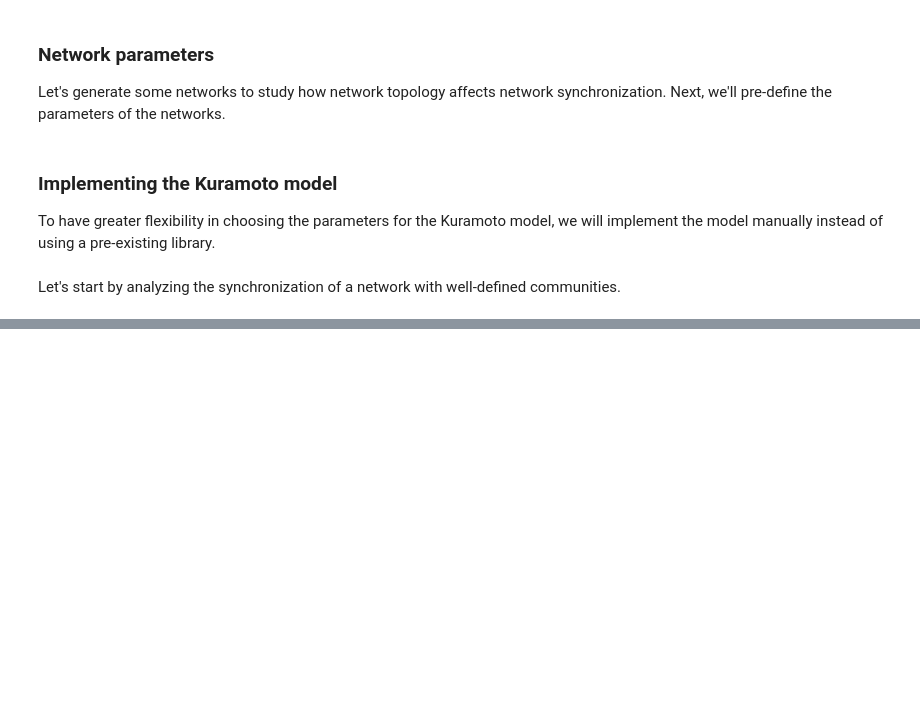
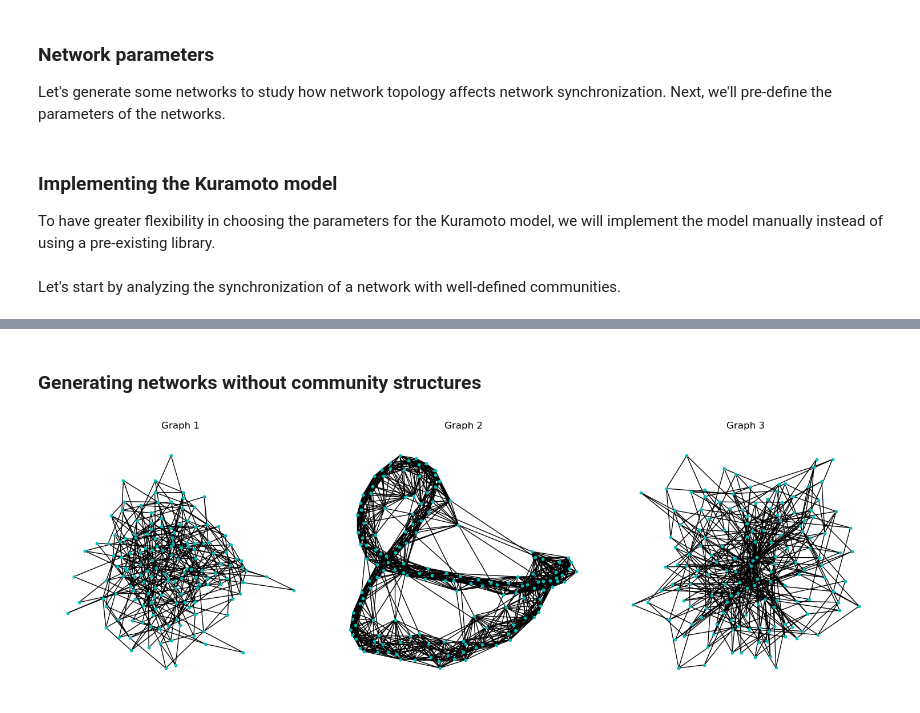
Before and after one commit to VictorFrancheto/Synchronization_Complex_Networks, a Jupyter notebook: __Notebook_Synchronization__.ipynb, the cells around one changed output, grey strips where cells are left out. Saved outputs shown, nothing was run; the diff lists cells and outputs as text; code cells hidden in the pictures; blank space fills up the shorter version.

```diff
--- a/__Notebook_Synchronization__.ipynb
+++ b/__Notebook_Synchronization__.ipynb
@@ -360,0 +419,35 @@ plt.plot(True)
+# %% [markdown]
+### Generating networks without community structures
+# %%
+G_1 = nx.Graph()
+G_1 = erdos_renyi_network(N, p, seed)
+vlbd_1, mvr_1, lambda_c1 = calculate_sync(G_1)
+
+G_2 = nx.Graph()
+G_2 = small_world_network(N, k, p, seed)
+vlbd_2, mvr_2, lambda_c2 = calculate_sync(G_2)
+
+G_3 =  nx.Graph()
+G_3 = barabasi_albert_network(N, m)
+vlbd_3, mvr_3, lambda_c3 = calculate_sync(G_3)
+
+# Creation of the figure and subplots
+fig, axes = plt.subplots(1, 3, figsize=(15, 5))
+
+# Plotting the graphs
+plot_network(G_1, ax=axes[0])
+axes[0].set_title("Graph 1")
+
+plot_network(G_2, ax=axes[1])
+axes[1].set_title("Graph 2")
+
+plot_network(G_3, ax=axes[2])
+axes[2].set_title("Graph 3")
+
+# Adjusting the spacing between subplots
+plt.tight_layout()
+
+# Display the plot
+plt.show()
+# %% [output]
+[figure, added]
```
Also changed, not shown: parts of 7 cells of this notebook.
